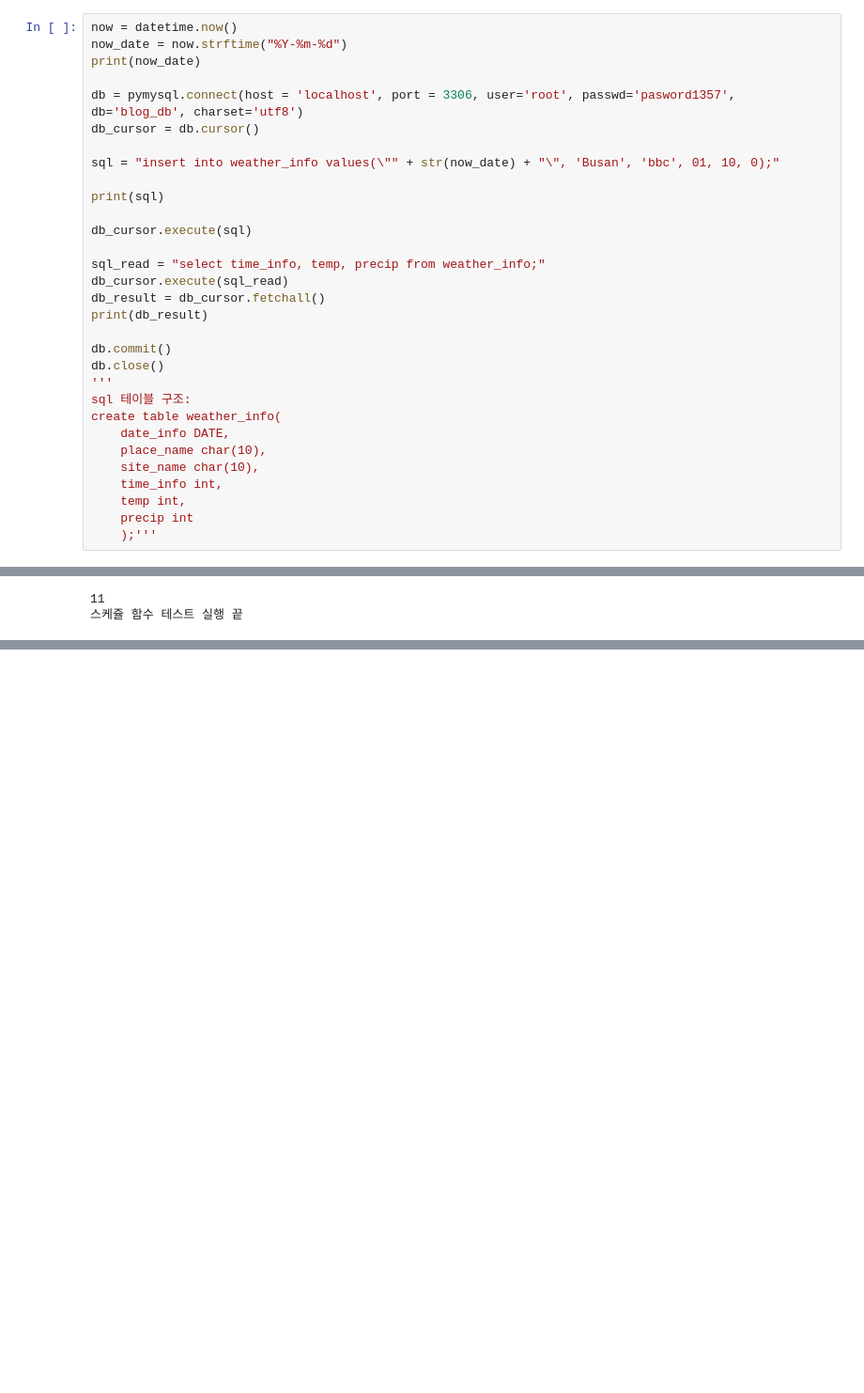
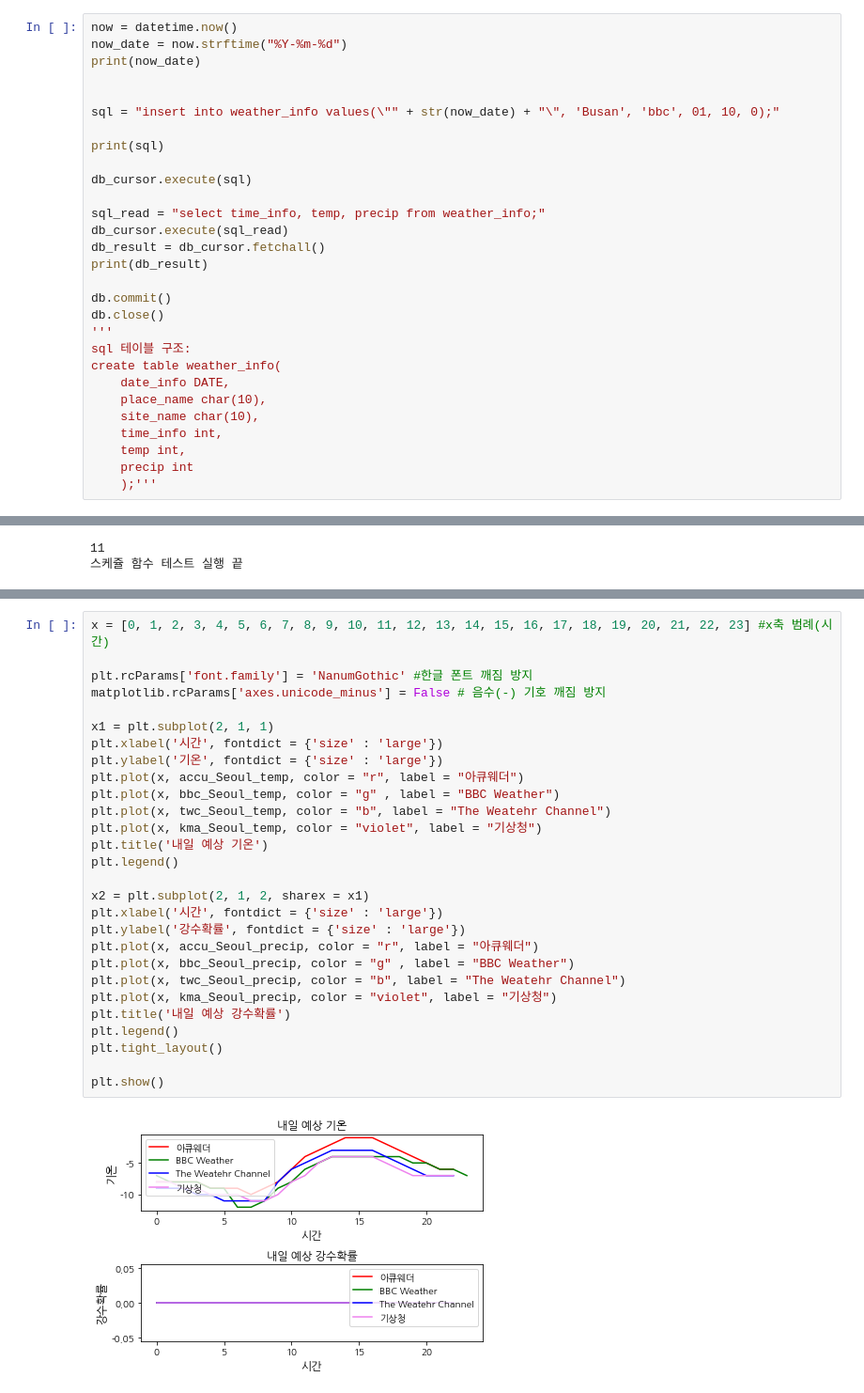
Before and after one commit to sung-jun98/comprehensive-weather-forecast, a Jupyter notebook: class_of_forecast_crawling_test.ipynb, the cells around one changed output, grey strips where cells are left out. Shown: that part at 94% size. Drawn from its saved outputs; the diff is of its cells as text; blank space fills up the shorter version.

Commit message:
Add files via upload
1.DB에 있는 다음날 예상기온/ 강수확률 조회문 추가
2. matplotlib로 조회한 데이터를 그래프로 완성한것 완료. 근데 범례 약간 손봐야 할듯. ㅠㅠ
3. BBC Weather SQL select할때, where문에 시간 조건문 추가할것

```diff
--- a/class_of_forecast_crawling_test.ipynb
+++ b/class_of_forecast_crawling_test.ipynb
@@ -562,8 +579,6 @@ now = datetime.now()
 now_date = now.strftime("%Y-%m-%d")
 print(now_date)
 
-db = pymysql.connect(host = 'localhost', port = 3306, user='root', passwd='pasword1357', db='blog_db', charset='utf8')
-db_cursor = db.cursor()
 
 sql = "insert into weather_info values(\"" + str(now_date) + "\", 'Busan', 'bbc', 01, 10, 0);"
 
@@ -628,0 +724,30 @@ NameError: name 'self' is not defined
+# %%
+x = [0, 1, 2, 3, 4, 5, 6, 7, 8, 9, 10, 11, 12, 13, 14, 15, 16, 17, 18, 19, 20, 21, 22, 23] #x축 범례(시간)
+
+plt.rcParams['font.family'] = 'NanumGothic' #한글 폰트 깨짐 방지
+matplotlib.rcParams['axes.unicode_minus'] = False # 음수(-) 기호 깨짐 방지
+
+x1 = plt.subplot(2, 1, 1)
+plt.xlabel('시간', fontdict = {'size' : 'large'})
+plt.ylabel('기온', fontdict = {'size' : 'large'})
+plt.plot(x, accu_Seoul_temp, color = "r", label = "아큐웨더")
+plt.plot(x, bbc_Seoul_temp, color = "g" , label = "BBC Weather")
+plt.plot(x, twc_Seoul_temp, color = "b", label = "The Weatehr Channel")
+plt.plot(x, kma_Seoul_temp, color = "violet", label = "기상청")
+plt.title('내일 예상 기온')
+plt.legend()
+
+x2 = plt.subplot(2, 1, 2, sharex = x1)
+plt.xlabel('시간', fontdict = {'size' : 'large'})
+plt.ylabel('강수확률', fontdict = {'size' : 'large'})
+plt.plot(x, accu_Seoul_precip, color = "r", label = "아큐웨더")
+plt.plot(x, bbc_Seoul_precip, color = "g" , label = "BBC Weather")
+plt.plot(x, twc_Seoul_precip, color = "b", label = "The Weatehr Channel")
+plt.plot(x, kma_Seoul_precip, color = "violet", label = "기상청")
+plt.title('내일 예상 강수확률')
+plt.legend()
+plt.tight_layout()
+
+plt.show()
+# %% [output]
+[figure, added]
```
Also changed, not shown: parts of 6 cells of this notebook, 1 other file.
